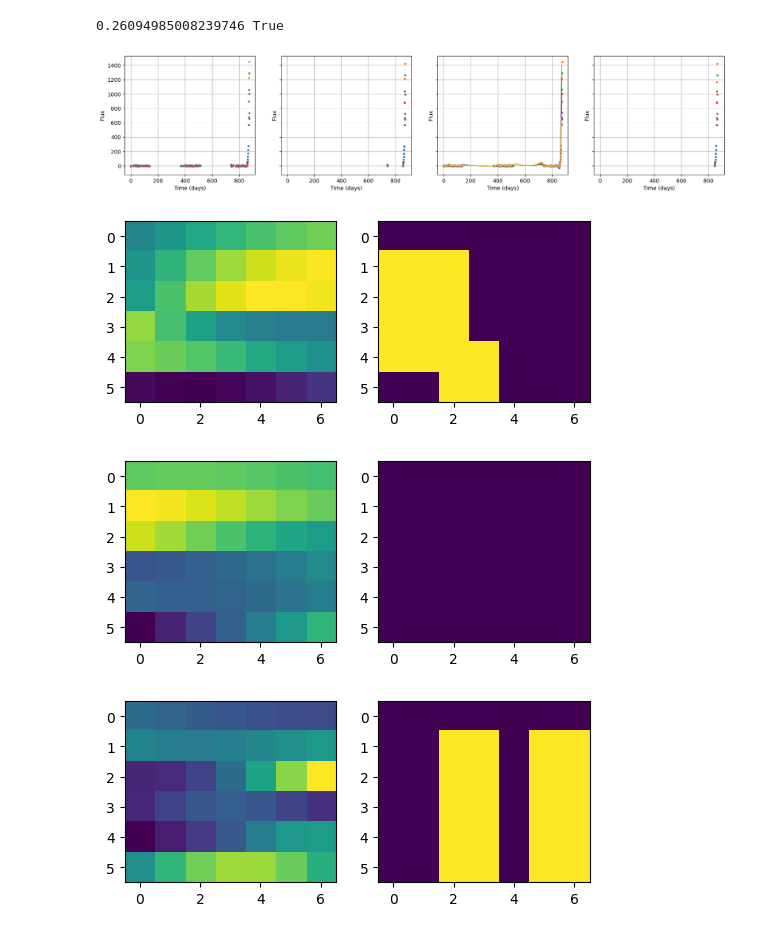
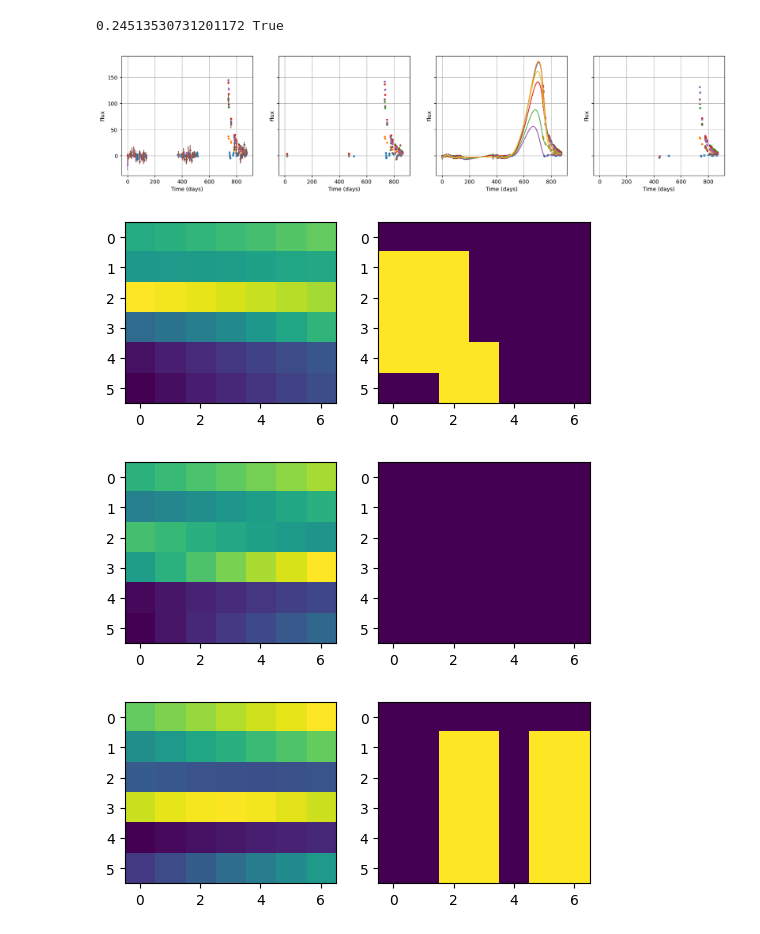
Before and after one commit to adammoss/gpt-ts, a Jupyter notebook: tokenizer.ipynb, the cells around one changed output. Drawn from its saved outputs; the diff is of its cells as text; code cells hidden in the pictures.

```diff
--- a/tokenizer.ipynb
+++ b/tokenizer.ipynb
@@ -32,20 +32,20 @@ print(time.time() - start_time)
 # %%
-for object_id in object_ids[6:7]:
+for object_id in object_ids[4:5]:
     df_object = df.loc[df['object_id'] == object_id]
     df_object.loc[:, 'mjd'] = df_object.loc[:, 'mjd'] - min(df_object['mjd'])
     start_time = time.time()
     resampled_df, (sampled_times, sampled_obs, _, sampled_mask), success = fit_2d_gp(df_object, config['pb_wavelengths'], sample_interval=1)
     print(time.time() - start_time, success)
     axes = plot_lightcurve([df_object, tokenizer.decode(tokenizer.encode(df_object)), resampled_df, tokenizer.decode(tokenizer.encode(resampled_df))])
     axes[2].plot(sampled_times, sampled_obs[0,:], color=config['pb_colors'][0])
     axes[2].plot(sampled_times, sampled_obs[1,:], color=config['pb_colors'][1])
     axes[2].plot(sampled_times, sampled_obs[2,:], color=config['pb_colors'][2])
     axes[2].plot(sampled_times, sampled_obs[3,:], color=config['pb_colors'][3])
     axes[2].plot(sampled_times, sampled_obs[4,:], color=config['pb_colors'][4])
     axes[2].plot(sampled_times, sampled_obs[5,:], color=config['pb_colors'][5])
 # %% [output]
-0.26094985008239746 True
+0.24513530731201172 True
-[figure, old version]
+[figure, new version]
 # %%
 patch_size = 7
 # %%
@@ -55,7 +55,7 @@ for i in range(3):
     axes[1].imshow(sampled_mask[:,i*patch_size:(i+1)*patch_size])
     plt.show()
 # %% [output]
-[figure, old version]
+[figure, new version]
-[figure, old version]
+[figure, new version]
-[figure, old version]
+[figure, new version]
 # %%
```
Also changed, not shown: parts of 10 cells of this notebook, 2 other files.
